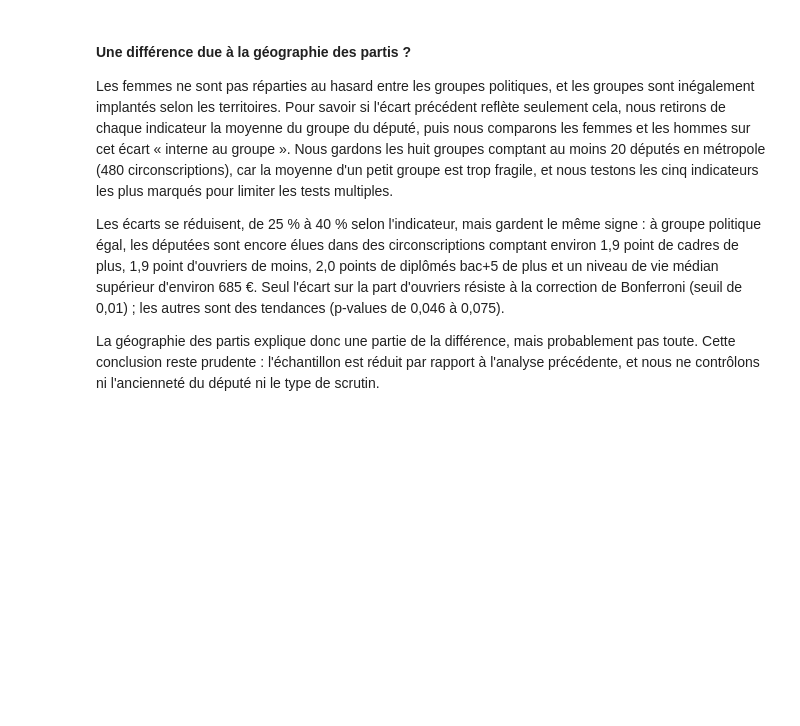
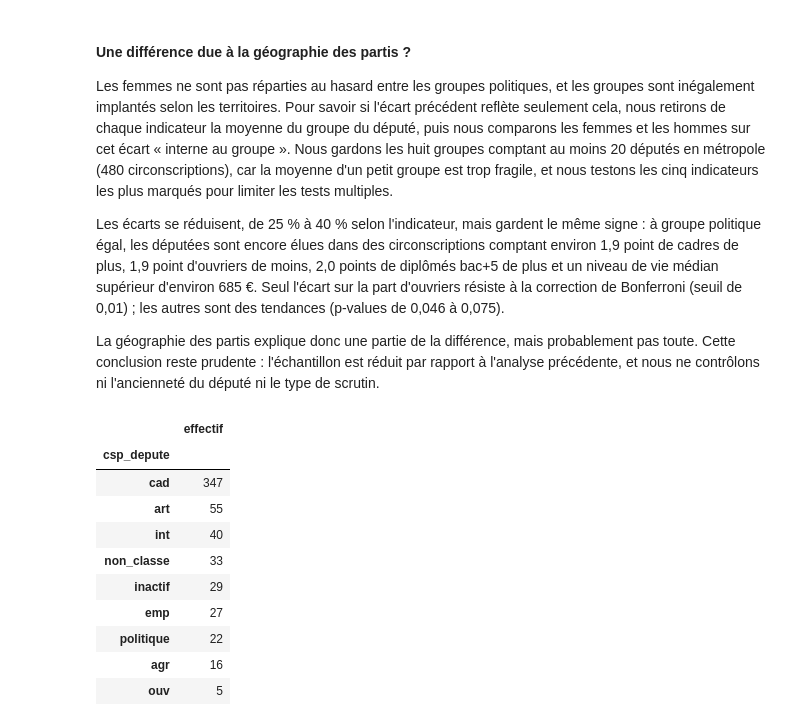
Before and after one commit to leanagzl/Python-pour-la-data-science-S1, a Jupyter notebook: rapport.ipynb, the cells around one changed output. Saved outputs shown, nothing was run; the diff lists cells and outputs as text; code cells hidden in the pictures; blank space fills up the shorter version.

```diff
--- a/rapport.ipynb
+++ b/rapport.ipynb
@@ -194,3 +194,20 @@ Les femmes ne sont pas réparties au hasard entre les groupes politiques, et les
 Les écarts se réduisent, de 25 % à 40 % selon l'indicateur, mais gardent le même signe : à groupe politique égal, les députées sont encore élues dans des circonscriptions comptant environ 1,9 point de cadres de plus, 1,9 point d'ouvriers de moins, 2,0 points de diplômés bac+5 de plus et un niveau de vie médian supérieur d'environ 685 €. Seul l'écart sur la part d'ouvriers résiste à la correction de Bonferroni (seuil de 0,01) ; les autres sont des tendances (p-values de 0,046 à 0,075).
 
 La géographie des partis explique donc une partie de la différence, mais probablement pas toute. Cette conclusion reste prudente : l'échantillon est réduit par rapport à l'analyse précédente, et nous ne contrôlons ni l'ancienneté du député ni le type de scrutin.
+# %%
+from professions import ajouter_categorie_job
+
+deputes = ajouter_categorie_job(deputes)
+display(deputes["csp_depute"].value_counts().to_frame("effectif"))
+# %% [output]
+|  | effectif |
+| csp_depute |  |
+| cad | 347 |
+| art | 55 |
+| int | 40 |
+| non_classe | 33 |
+| inactif | 29 |
+| emp | 27 |
+| politique | 22 |
+| agr | 16 |
+| ouv | 5 |
```
Also changed, not shown: parts of 2 cells of this notebook, 1 other file.
